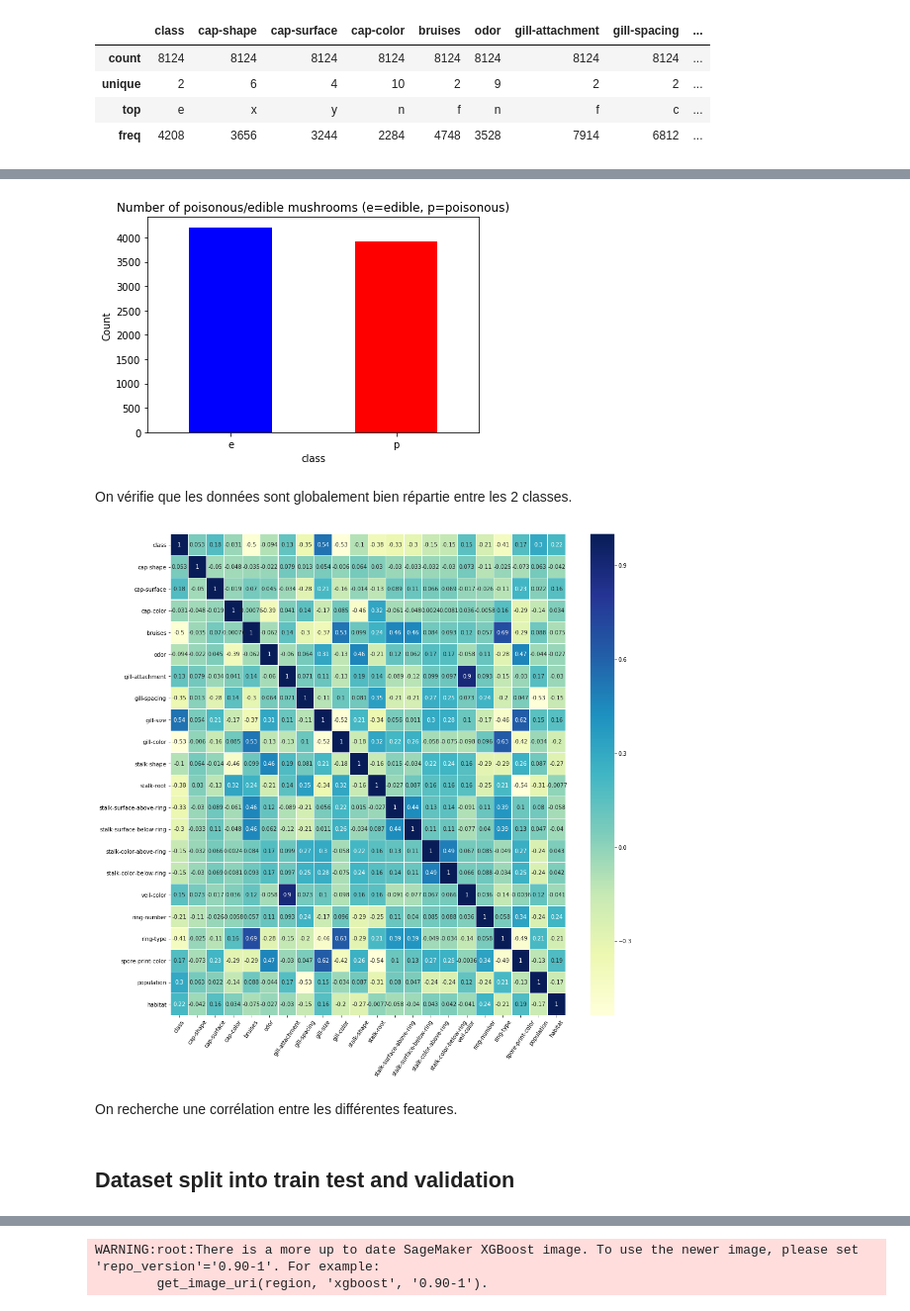
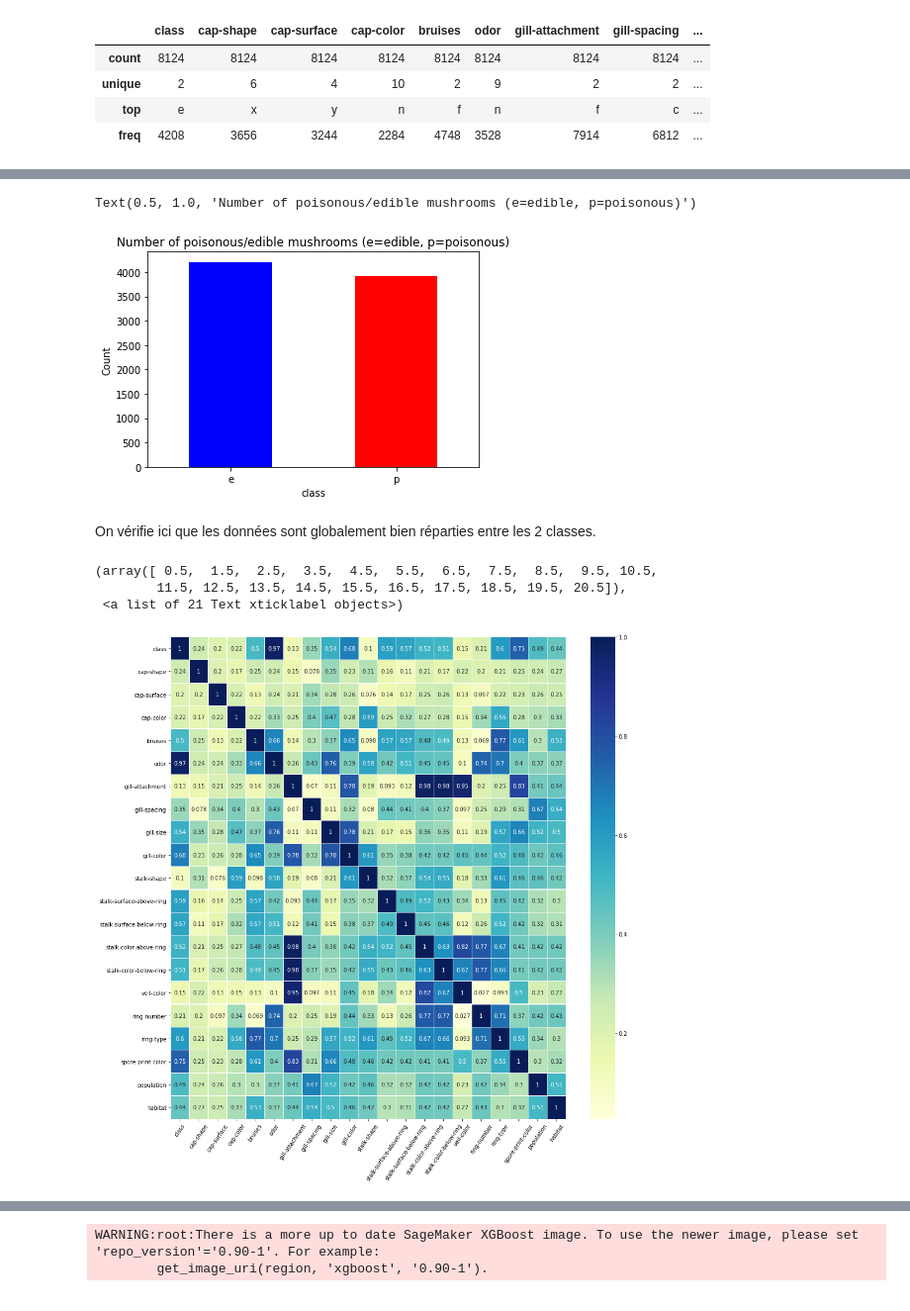
Before and after one commit to Mathiris/mushroom-dataset-analysis-and-prediction-using-aws-sagemaker, a Jupyter notebook: notebook.ipynb, the cells around one changed output, grey strips where cells are left out. Shown: that part at 99% size. Drawn from its saved outputs; the diff is of its cells as text; code cells hidden in the pictures.

Commit message:
Add visualization, interpretability and prediction parts
Update every other parts

```diff
--- a/notebook.ipynb
+++ b/notebook.ipynb
@@ -32,8 +50,8 @@ s3client = boto3.client(
     region_name='us-west-1'
 )
 
-bucket='project-sagemaker-aws'
+bucket = 'project-sagemaker-aws'
 file_to_read = 'raw/mushrooms.csv'
 
 fileobj = s3client.get_object(Bucket=bucket, Key=file_to_read)
-df = pd.read_csv(io.BytesIO(fileobj['Body'].read()))
+df = pd.read_csv(BytesIO(fileobj['Body'].read()))
@@ -63,2 +105,2 @@ df.describe()
 # %%
-df = df.drop(["veil-type"],axis=1)
+df = df.drop(["veil-type", "stalk-root"], axis=1)
@@ -71,26 +117,40 @@ Pour les autres on a entre 2 et 12 valeurs
 # %%
 plt.figure()
-pd.Series(df['class']).value_counts().sort_index().plot(kind = 'bar',color=('b','r'))
+pd.Series(df['class']).value_counts().sort_index().plot(kind='bar', color=('b','r'))
 plt.ylabel("Count")
 plt.xlabel("class")
 plt.xticks(rotation=0)
-plt.title('Number of poisonous/edible mushrooms (e=edible, p=poisonous)');
+plt.title('Number of poisonous/edible mushrooms (e=edible, p=poisonous)')
 # %% [output]
+Text(0.5, 1.0, 'Number of poisonous/edible mushrooms (e=edible, p=poisonous)')
 [figure]
 # %% [markdown]
-On vérifie que les données sont globalement bien répartie entre les 2 classes.
+On vérifie ici que les données sont globalement bien réparties entre les 2 classes.
-# %%
-labelencoder=LabelEncoder()
-for column in df.columns:
-    df[column] = labelencoder.fit_transform(df[column])
+# %%
+# https://en.wikipedia.org/wiki/Cram%C3%A9r%27s_V
+# https://towardsdatascience.com/the-search-for-categorical-correlation-a1cf7f1888c9
+
+def cramers_v(df):
+    corr_mat = pd.DataFrame(np.eye(df.shape[1]), df.columns, df.columns)
+    for col_A in df:
+        for col_B in df.drop(col_A, axis=1):
+            confusion_matrix = pd.crosstab(df[col_A], df[col_B])
+            chi2 = ss.chi2_contingency(confusion_matrix)[0]
+            n = confusion_matrix.sum().sum()
+            phi2 = chi2 / n
+            r, k = confusion_matrix.shape
+            phi2corr = max(0, phi2 - ((k - 1) * (r - 1)) / (n - 1))
+            rcorr = r - ((r - 1) ** 2) / (n - 1)
+            kcorr = k - ((k - 1) ** 2) / (n - 1)
+            corr_mat[col_A][col_B] = np.sqrt(phi2corr / min((kcorr - 1), (rcorr - 1)))
+    return corr_mat
 # %%
 plt.figure(figsize=(16, 16))
-sns.heatmap(df.corr(), linewidths=.1, cmap="YlGnBu", annot=True)
+sns.heatmap(cramers_v(df), linewidths=.1, cmap="YlGnBu", annot=True)
 plt.yticks(rotation=0)
 plt.xticks(rotation=55)
 # %% [output]
+(array([ 0.5,  1.5,  2.5,  3.5,  4.5,  5.5,  6.5,  7.5,  8.5,  9.5, 10.5,
+        11.5, 12.5, 13.5, 14.5, 15.5, 16.5, 17.5, 18.5, 19.5, 20.5]),
+ <a list of 21 Text xticklabel objects>)
-[figure, old version]
+[figure, new version]
-# %% [markdown]
-On recherche une corrélation entre les différentes features.
-# %% [markdown]
-## Dataset split into train test and validation
```
Also changed, not shown: parts of 48 cells of this notebook.
